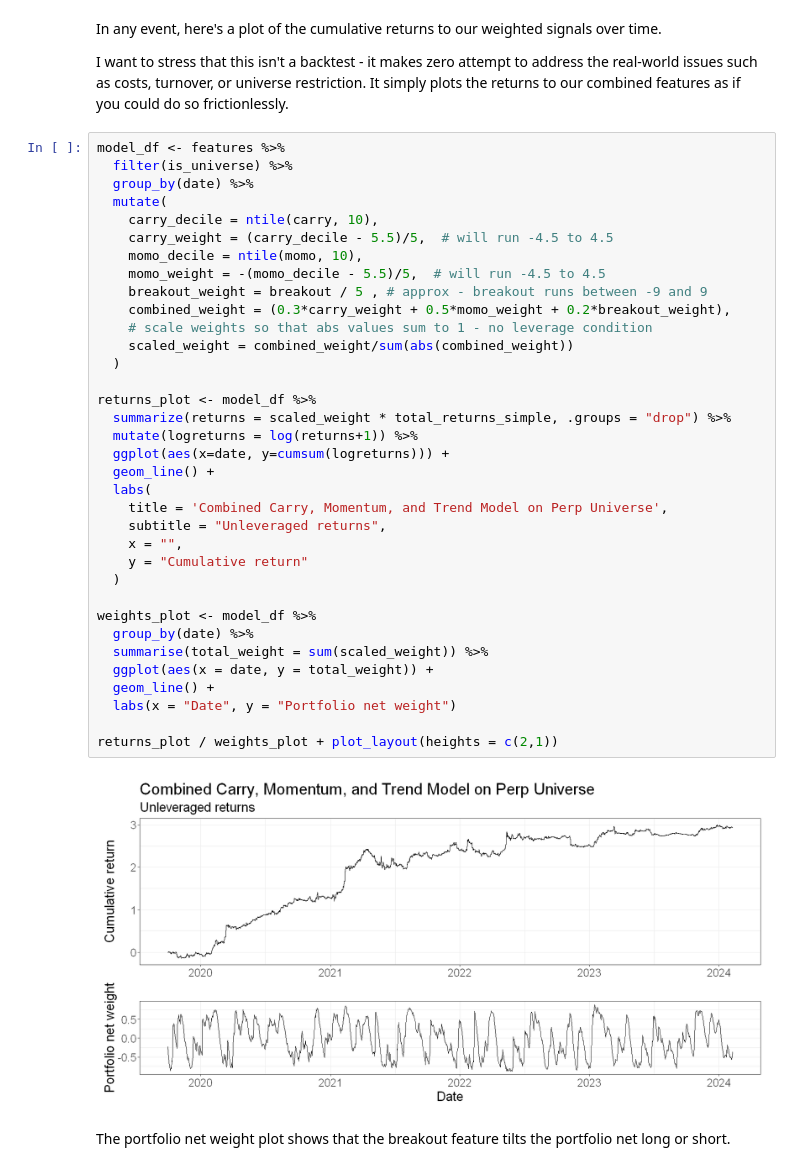
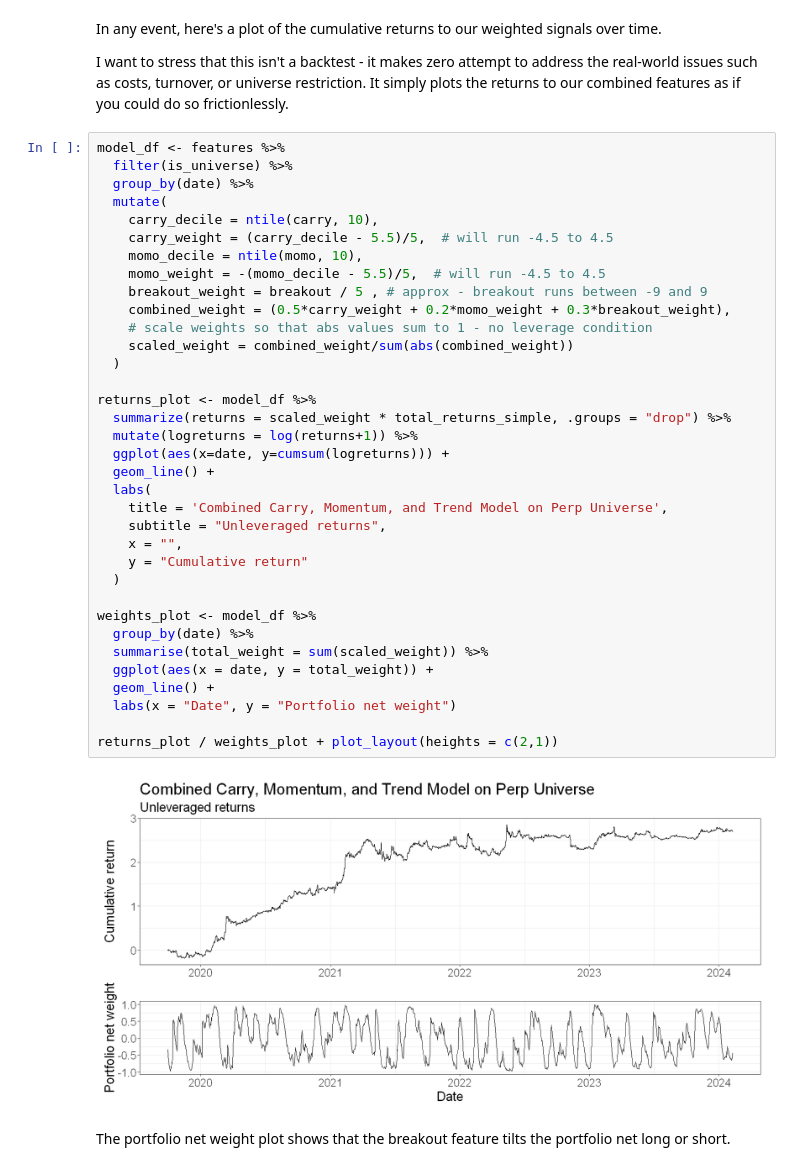
Before and after one commit to Robot-Wealth/trader-tales, a Jupyter notebook: quantifying-combining-alphas/quantifying_and_combining_alphas.ipynb, the cells around one changed output. Saved outputs shown, nothing was run; the diff lists cells and outputs as text.

```diff
--- a/quantifying-combining-alphas/quantifying_and_combining_alphas.ipynb
+++ b/quantifying-combining-alphas/quantifying_and_combining_alphas.ipynb
@@ -397,35 +397,35 @@ model_df <- features %>%
     carry_decile = ntile(carry, 10),
     carry_weight = (carry_decile - 5.5)/5,  # will run -4.5 to 4.5
     momo_decile = ntile(momo, 10),
     momo_weight = -(momo_decile - 5.5)/5,  # will run -4.5 to 4.5
     breakout_weight = breakout / 5 , # approx - breakout runs between -9 and 9
-    combined_weight = (0.3*carry_weight + 0.5*momo_weight + 0.2*breakout_weight),
+    combined_weight = (0.5*carry_weight + 0.2*momo_weight + 0.3*breakout_weight),
     # scale weights so that abs values sum to 1 - no leverage condition
     scaled_weight = combined_weight/sum(abs(combined_weight))
   )
 
 returns_plot <- model_df %>%
   summarize(returns = scaled_weight * total_returns_simple, .groups = "drop") %>%
   mutate(logreturns = log(returns+1)) %>%
   ggplot(aes(x=date, y=cumsum(logreturns))) +
   geom_line() +
   labs(
     title = 'Combined Carry, Momentum, and Trend Model on Perp Universe',
     subtitle = "Unleveraged returns",
     x = "",
     y = "Cumulative return"
   )
 
 weights_plot <- model_df %>%
   group_by(date) %>%
   summarise(total_weight = sum(scaled_weight)) %>%
   ggplot(aes(x = date, y = total_weight)) +
   geom_line() +
   labs(x = "Date", y = "Portfolio net weight")
 
 returns_plot / weights_plot + plot_layout(heights = c(2,1))
 # %% [output]
-[figure, old version]
+[figure, new version]
 # %% [markdown]
 The portfolio net weight plot shows that the breakout feature tilts the portfolio net long or short.
 # %% [markdown]
```
Also changed, not shown: parts of 2 cells of this notebook, 2 other files.
